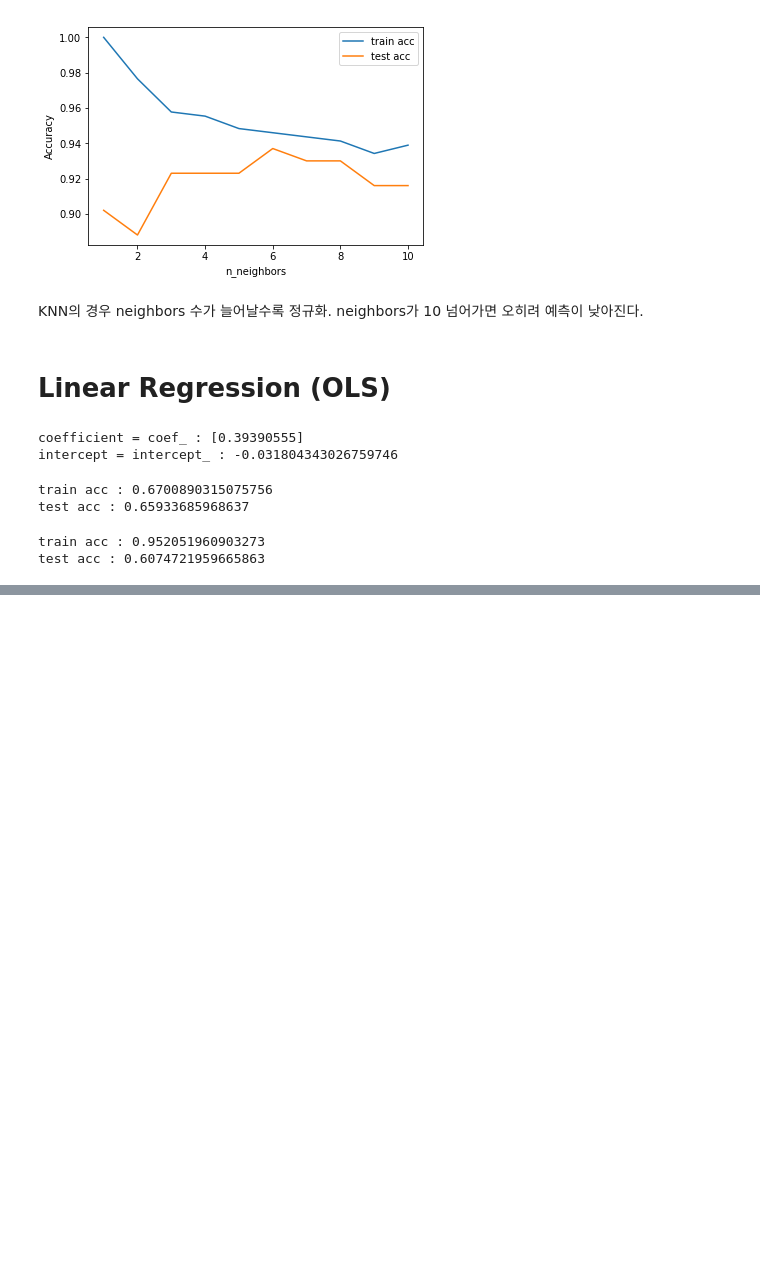
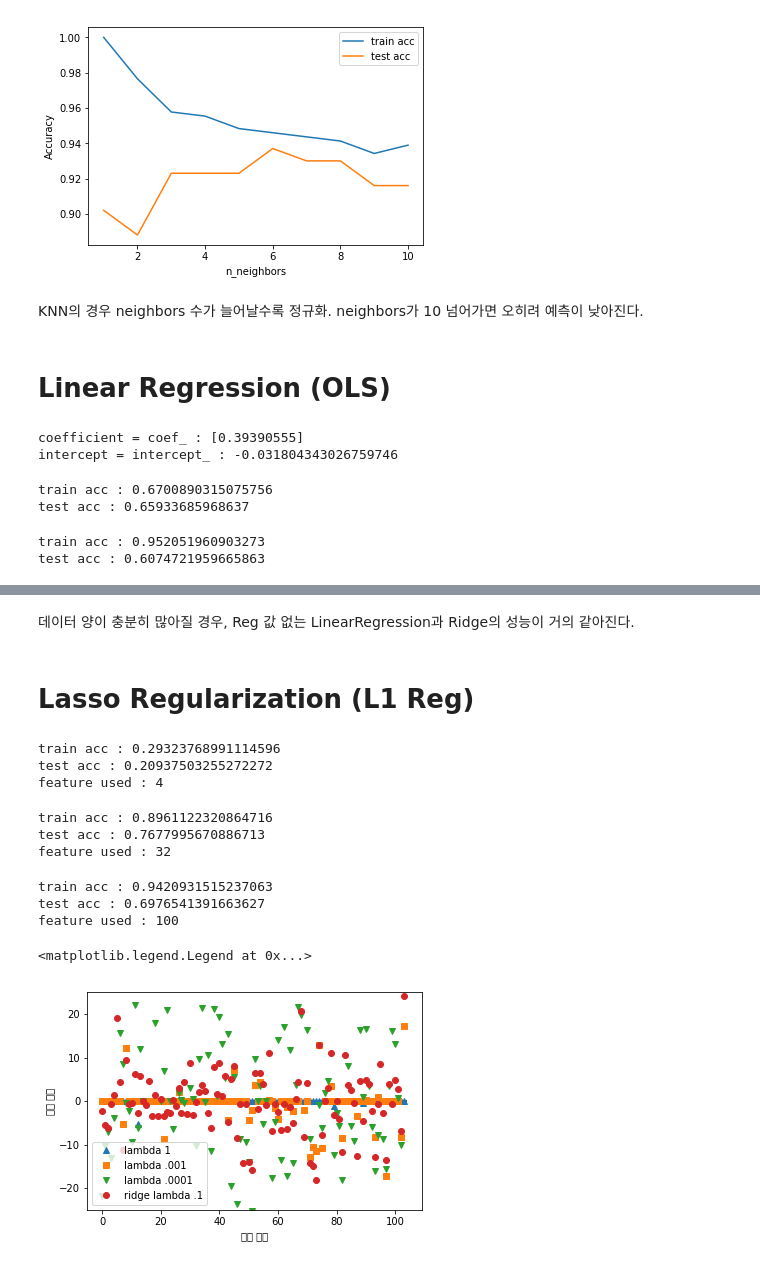
Before and after one commit to subratcall/ML-DL_python, a Jupyter notebook: 02_Supervised_Learning.ipynb, the cells around one changed output, grey strips where cells are left out. Cells and saved outputs as stored; diff of their text form; code cells hidden in the pictures; blank space fills up the shorter version.

```diff
--- a/02_Supervised_Learning.ipynb
+++ b/02_Supervised_Learning.ipynb
@@ -166,0 +207,50 @@ test acc : 0.6074721959665863
+# %% [markdown]
+데이터 양이 충분히 많아질 경우, Reg 값 없는 LinearRegression과 Ridge의 성능이 거의 같아진다.
+# %% [markdown]
+# Lasso Regularization (L1 Reg)
+# %%
+from sklearn.linear_model import Lasso
+lasso = Lasso().fit(X_train, y_train)
+print("train acc : {}".format(lasso.score(X_train, y_train)))
+print("test acc : {}".format(lasso.score(X_test, y_test)))
+print("feature used : {}".format(np.sum(lasso.coef_ != 0)))
+# 의미있는 변수 4개만 추출해 회귀분석을 진행한 결과 acc 낮음
+# %% [output]
+train acc : 0.29323768991114596
+test acc : 0.20937503255272272
+feature used : 4
+# %%
+# underfit을 줄이기 위해 lambda 값을 수정해야 하는데, 이 경우 max_iter를 설정해줘야 한다고 함.
+# coordinate descent로 최적값을 찾아가기 때문에, lambda 값이 낮으면 iter를 늘려줘야 한다.
+lasso001 = Lasso(.01, 100000).fit(X_train, y_train)
+print("train acc : {}".format(lasso001.score(X_train, y_train)))
+print("test acc : {}".format(lasso001.score(X_test, y_test)))
+print("feature used : {}".format(np.sum(lasso001.coef_ != 0)))
+# %% [output]
+train acc : 0.8961122320864716
+test acc : 0.7677995670886713
+feature used : 32
+# %%
+# lambda 값이 너무 낮으면 LinearRegression과 별 차이 없어진다.
+lasso00001 = Lasso(.0001, 100000).fit(X_train, y_train)
+print("train acc : {}".format(lasso00001.score(X_train, y_train)))
+print("test acc : {}".format(lasso00001.score(X_test, y_test)))
+print("feature used : {}".format(np.sum(lasso00001.coef_ != 0)))
+# %% [output]
+train acc : 0.9420931515237063
+test acc : 0.6976541391663627
+feature used : 100
+# %%
+plt.plot(lasso.coef_, "^", label = 'lambda 1')
+plt.plot(lasso001.coef_, "s",label = "lambda .001")
+plt.plot(lasso00001.coef_, "v",label = "lambda .0001")
+
+plt.plot(ridge01.coef_,"o",label = "ridge lambda .1")
+plt.xlabel("계수 목록")
+plt.ylabel("계수 크기")
+plt.hlines(0,0,len(lr.coef_))
+plt.ylim(-25,25)
+plt.legend()
+# %% [output]
+<matplotlib.legend.Legend at 0x...>
+[figure, added]
```
Also changed, not shown: parts of 20 cells of this notebook.
